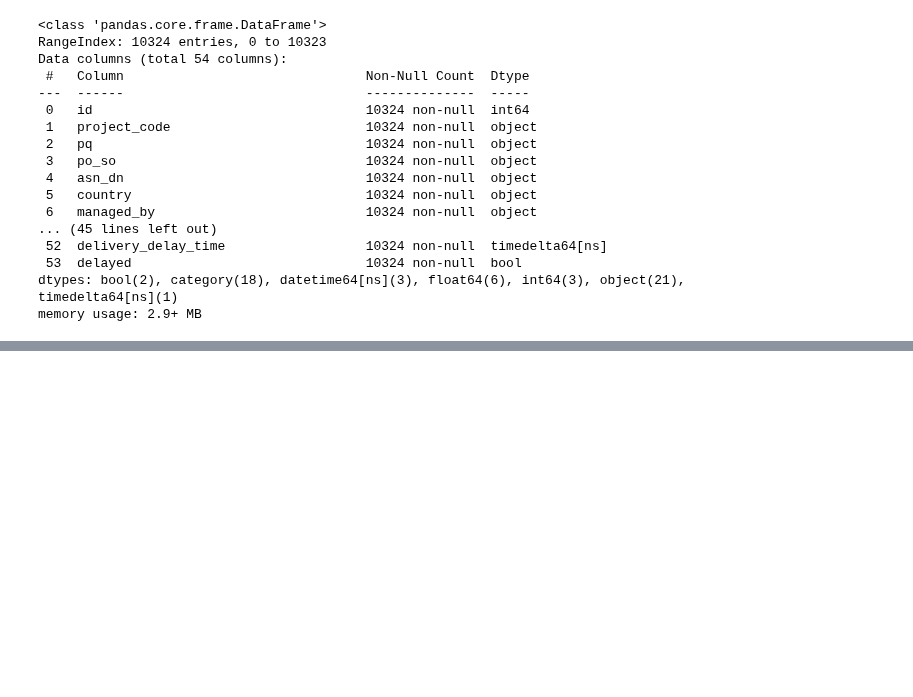
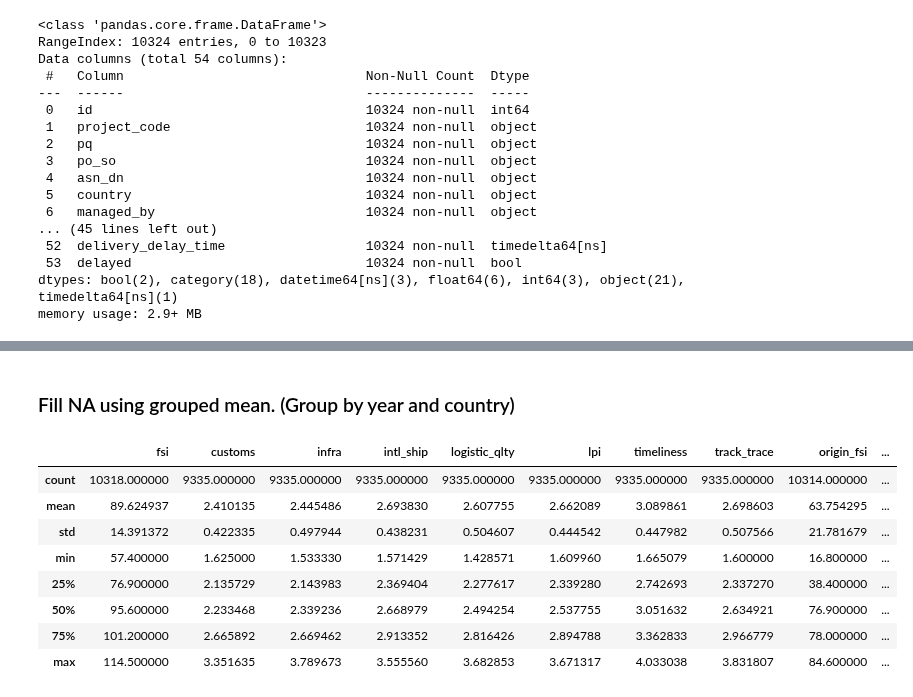
Before and after one commit to QinrenZhou/Supply-Chain-Machine-Learning-Analysis, a Jupyter notebook: Data Cleaning and Feature Engineering.ipynb, the cells around one changed output, grey strips where cells are left out. Cells and saved outputs as stored; diff of their text form; code cells hidden in the pictures; blank space fills up the shorter version.

```diff
--- a/Data Cleaning and Feature Engineering.ipynb
+++ b/Data Cleaning and Feature Engineering.ipynb
@@ -1031,0 +1145,3 @@ final_df.head()
+# %%
+pd.set_option("display.max_rows", None)
+final_df['id'].value_counts()
@@ -1031,0 +1197,15 @@ final_df.head()
+# %% [markdown]
+### Fill NA using grouped mean. (Group by year and country)
+# %%
+final_df[['fsi','customs','infra','intl_ship','logistic_qlty','lpi','timeliness','track_trace',
+          'origin_fsi','origin_customs','origin_infra','origin_intl_ship','origin_logistic_qlty','origin_lpi','origin_timeliness','origin_track_trace']].describe()
+# %% [output]
+|  | fsi | customs | infra | intl_ship | logistic_qlty | lpi | timeliness | track_trace | origin_fsi | ... |
+| count | 10318.000000 | 9335.000000 | 9335.000000 | 9335.000000 | 9335.000000 | 9335.000000 | 9335.000000 | 9335.000000 | 10314.000000 | ... |
+| mean | 89.624937 | 2.410135 | 2.445486 | 2.693830 | 2.607755 | 2.662089 | 3.089861 | 2.698603 | 63.754295 | ... |
+| std | 14.391372 | 0.422335 | 0.497944 | 0.438231 | 0.504607 | 0.444542 | 0.447982 | 0.507566 | 21.781679 | ... |
+| min | 57.400000 | 1.625000 | 1.533330 | 1.571429 | 1.428571 | 1.609960 | 1.665079 | 1.600000 | 16.800000 | ... |
+| 25% | 76.900000 | 2.135729 | 2.143983 | 2.369404 | 2.277617 | 2.339280 | 2.742693 | 2.337270 | 38.400000 | ... |
+| 50% | 95.600000 | 2.233468 | 2.339236 | 2.668979 | 2.494254 | 2.537755 | 3.051632 | 2.634921 | 76.900000 | ... |
+| 75% | 101.200000 | 2.665892 | 2.669462 | 2.913352 | 2.816426 | 2.894788 | 3.362833 | 2.966779 | 78.000000 | ... |
+| max | 114.500000 | 3.351635 | 3.789673 | 3.555560 | 3.682853 | 3.671317 | 4.033038 | 3.831807 | 84.600000 | ... |
```
Also changed, not shown: parts of 24 cells of this notebook, 4 other files.
